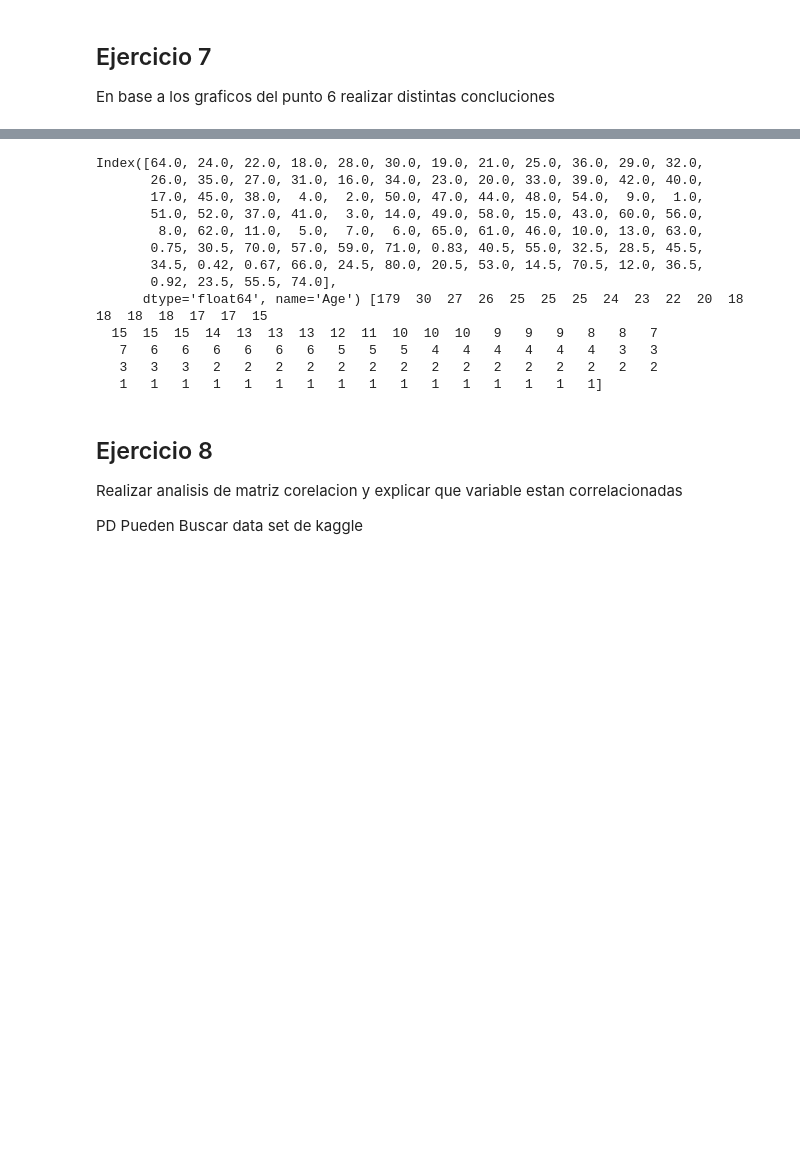
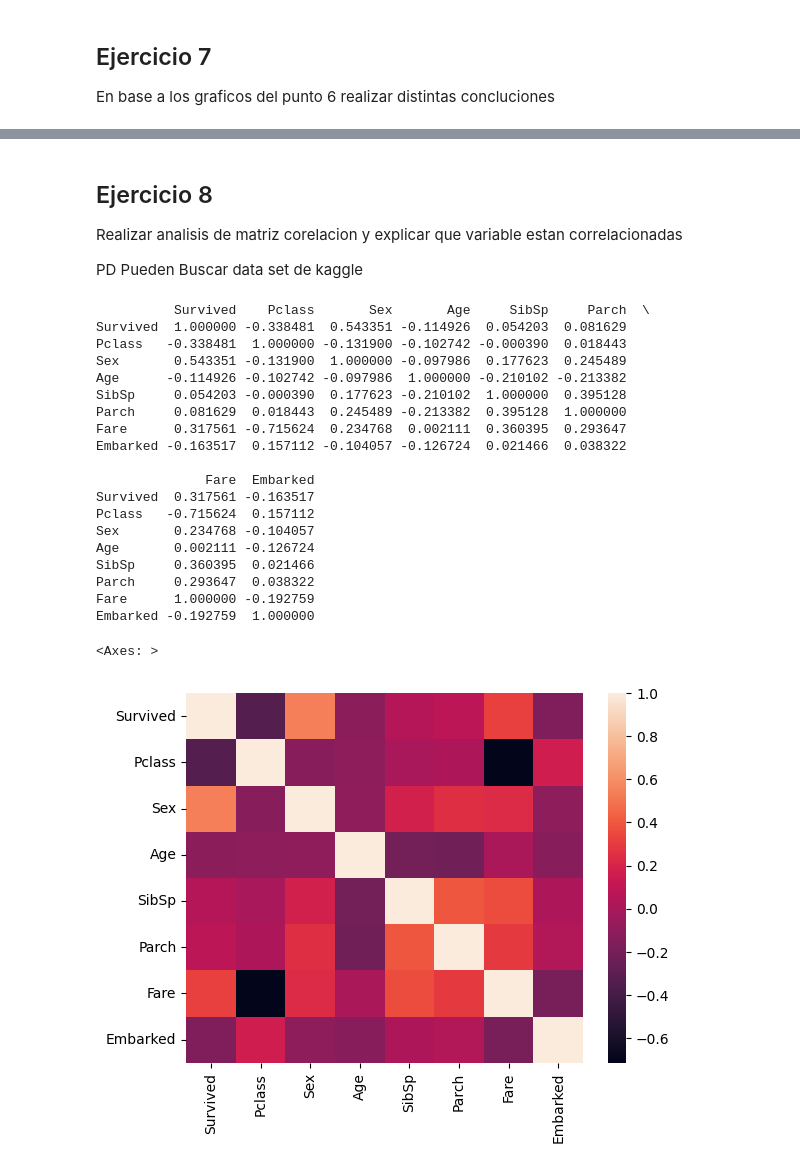
Before and after one commit to cristiandevar/PythonML, a Jupyter notebook: TPN3-4/TP3_TP4_Comision_4.ipynb, the cells around one changed output, grey strips where cells are left out. Drawn from its saved outputs; the diff is of its cells as text; code cells hidden in the pictures; blank space fills up the shorter version.

```diff
--- a/TPN3-4/TP3_TP4_Comision_4.ipynb
+++ b/TPN3-4/TP3_TP4_Comision_4.ipynb
@@ -962,22 +943,42 @@ En base a los graficos del punto 6 realizar distintas concluciones
-# %%
-x = titanic['Age'].value_counts()
-print(x.index, x.values)
-# %% [output]
-Index([64.0, 24.0, 22.0, 18.0, 28.0, 30.0, 19.0, 21.0, 25.0, 36.0, 29.0, 32.0,
-       26.0, 35.0, 27.0, 31.0, 16.0, 34.0, 23.0, 20.0, 33.0, 39.0, 42.0, 40.0,
-       17.0, 45.0, 38.0,  4.0,  2.0, 50.0, 47.0, 44.0, 48.0, 54.0,  9.0,  1.0,
-       51.0, 52.0, 37.0, 41.0,  3.0, 14.0, 49.0, 58.0, 15.0, 43.0, 60.0, 56.0,
-        8.0, 62.0, 11.0,  5.0,  7.0,  6.0, 65.0, 61.0, 46.0, 10.0, 13.0, 63.0,
-       0.75, 30.5, 70.0, 57.0, 59.0, 71.0, 0.83, 40.5, 55.0, 32.5, 28.5, 45.5,
-       34.5, 0.42, 0.67, 66.0, 24.5, 80.0, 20.5, 53.0, 14.5, 70.5, 12.0, 36.5,
-       0.92, 23.5, 55.5, 74.0],
-      dtype='float64', name='Age') [179  30  27  26  25  25  25  24  23  22  20  18  18  18  18  17  17  15
-  15  15  15  14  13  13  13  12  11  10  10  10   9   9   9   8   8   7
-   7   6   6   6   6   6   6   5   5   5   4   4   4   4   4   4   3   3
-   3   3   3   2   2   2   2   2   2   2   2   2   2   2   2   2   2   2
-   1   1   1   1   1   1   1   1   1   1   1   1   1   1   1   1]
 # %% [markdown]
 ## Ejercicio 8
 Realizar analisis de matriz corelacion y explicar que variable estan correlacionadas
 
 PD Pueden Buscar data set de kaggle
+# %%
+# Al ejecutar corr genera un error por la columna sex, por lo que modificaremos los valores de dicha columna, 1 female, 0 male
+titanic.loc[titanic['Sex'] == 'male', 'Sex'] = 0
+titanic.loc[titanic['Sex'] == 'female', 'Sex'] = 1
+
+# Tambien genera error por el lugar de embarque, por lo que asignaremos un numero segun la letra, C 0, Q 1, S 2, U 3
+titanic.loc[titanic['Embarked'] == 'C', 'Embarked'] = 0
+titanic.loc[titanic['Embarked'] == 'Q', 'Embarked'] = 1
+titanic.loc[titanic['Embarked'] == 'S', 'Embarked'] = 2
+titanic.loc[titanic['Embarked'] == 'U', 'Embarked'] = 3
+
+matriz_correlacion = titanic.corr()
+print(matriz_correlacion)
+
+sns.heatmap(matriz_correlacion)
+# %% [output]
+          Survived    Pclass       Sex       Age     SibSp     Parch  \
+Survived  1.000000 -0.338481  0.543351 -0.114926  0.054203  0.081629
+Pclass   -0.338481  1.000000 -0.131900 -0.102742 -0.000390  0.018443
+Sex       0.543351 -0.131900  1.000000 -0.097986  0.177623  0.245489
+Age      -0.114926 -0.102742 -0.097986  1.000000 -0.210102 -0.213382
+SibSp     0.054203 -0.000390  0.177623 -0.210102  1.000000  0.395128
+Parch     0.081629  0.018443  0.245489 -0.213382  0.395128  1.000000
+Fare      0.317561 -0.715624  0.234768  0.002111  0.360395  0.293647
+Embarked -0.163517  0.157112 -0.104057 -0.126724  0.021466  0.038322
+
+              Fare  Embarked
+Survived  0.317561 -0.163517
+Pclass   -0.715624  0.157112
+Sex       0.234768 -0.104057
+Age       0.002111 -0.126724
+SibSp     0.360395  0.021466
+Parch     0.293647  0.038322
+Fare      1.000000 -0.192759
+Embarked -0.192759  1.000000
+<Axes: >
+[figure, added]
```
Also changed, not shown: parts of 13 cells of this notebook.
